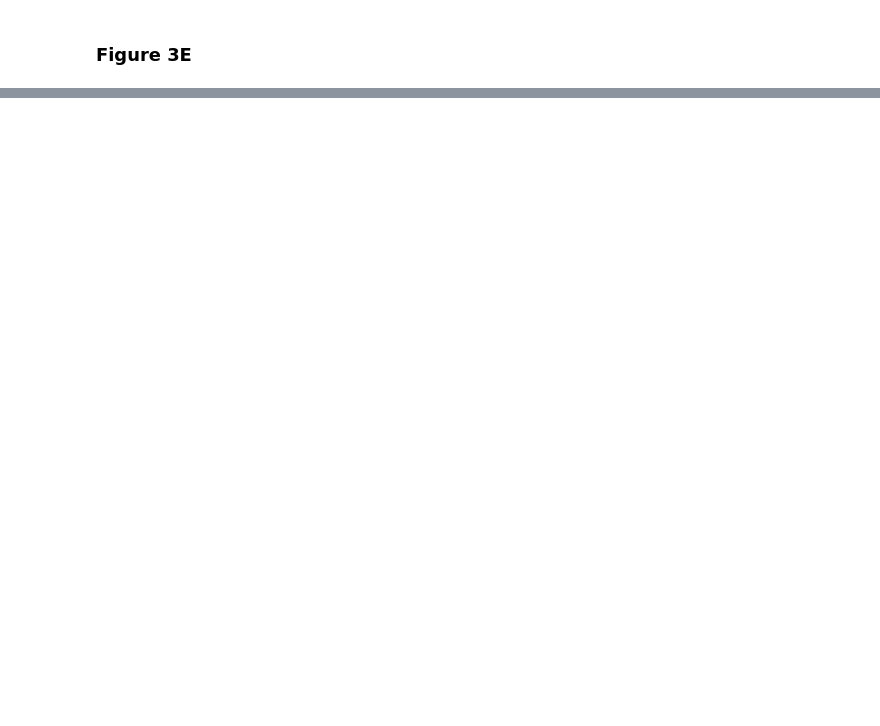
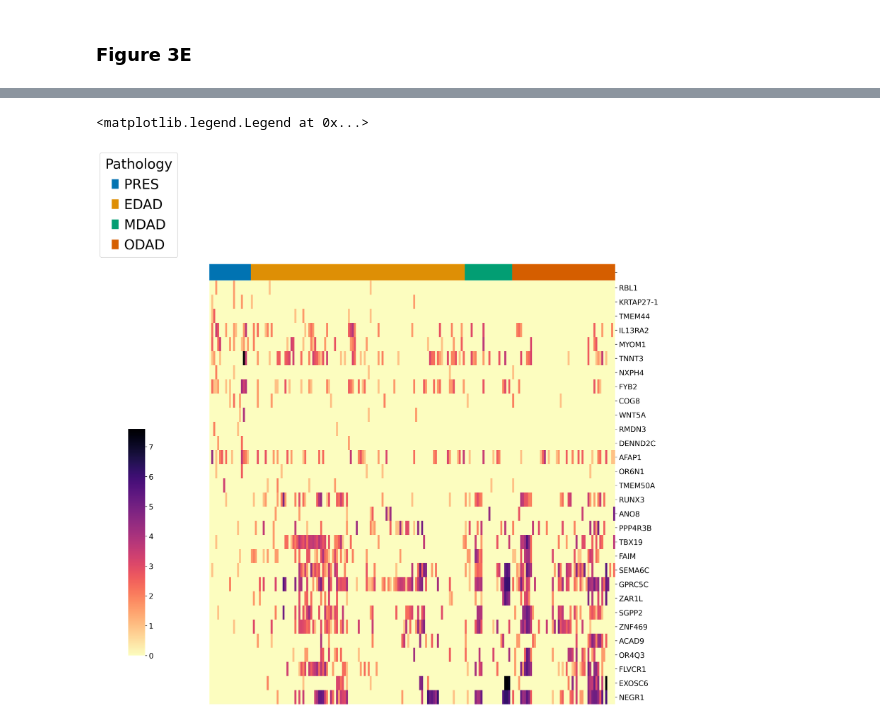
Before and after one commit to thjimmylee/UKCIC-COVID19-paper-figures, a Jupyter notebook: spatial_1/notebooks/Figure3.ipynb, the cells around one changed output, grey strips where cells are left out. Saved outputs shown, nothing was run; the diff lists cells and outputs as text; code cells hidden in the pictures; blank space fills up the shorter version.

```diff
--- a/spatial_1/notebooks/Figure3.ipynb
+++ b/spatial_1/notebooks/Figure3.ipynb
@@ -262,0 +222,34 @@ sc.pl.dotplot(adata=sp_adata, var_names = feature_selected_to_plot,
+# %%
+order_of_pathology = ['PRES', 'EDAD', 'MDAD', 'ODAD']
+
+df_mx = pd.DataFrame(
+    index = subset_features,
+    data = sp_adata[flatten([sp_adata[[sp_adata.obs.iloc[c].Pathology in pathology for c in range(len(sp_adata))]].obs.index.to_list() for pathology in order_of_pathology]) ,
+                   subset_features].layers["X_cc_corrected"].T
+)
+
+colours=sns.color_palette('colorblind', 4)
+lut_clust = dict(zip(order_of_pathology, colours))
+
+patho_codes = sp_adata[flatten([sp_adata[[sp_adata.obs.iloc[c].Pathology in pathology for c in range(len(sp_adata))]].obs.index.to_list() for pathology in order_of_pathology]) ,:].obs["Pathology"]
+col_colors = [lut_clust.get(patho) for patho in patho_codes]
+col_colors =pd.DataFrame(index = df_mx.columns.values, data = {"" : col_colors})
+
+handles = [Patch(facecolor=lut_clust[name]) for name in lut_clust] # for adding legend
+
+df_mx = df_mx.apply(lambda x: np.log2(x + 1) if np.issubdtype(x.dtype, np.number) else x)
+ax = sns.clustermap(df_mx,
+                    figsize = [15,15],
+                    cmap='magma_r',
+                    row_cluster = False,
+                    col_cluster = False,
+                    col_colors=col_colors, xticklabels=False
+                   )
+
+ax.ax_cbar.set_position((0.05, 0.1, .03, .4))
+
+plt.legend(handles, lut_clust, title = "Pathology",
+           bbox_to_anchor=(0.15, 1), bbox_transform=plt.gcf().transFigure, fontsize = 26, title_fontsize = 26)
+# %% [output]
+<matplotlib.legend.Legend at 0x...>
+[figure, added]
```
Also changed, not shown: parts of 9 cells of this notebook, 1 other file.
